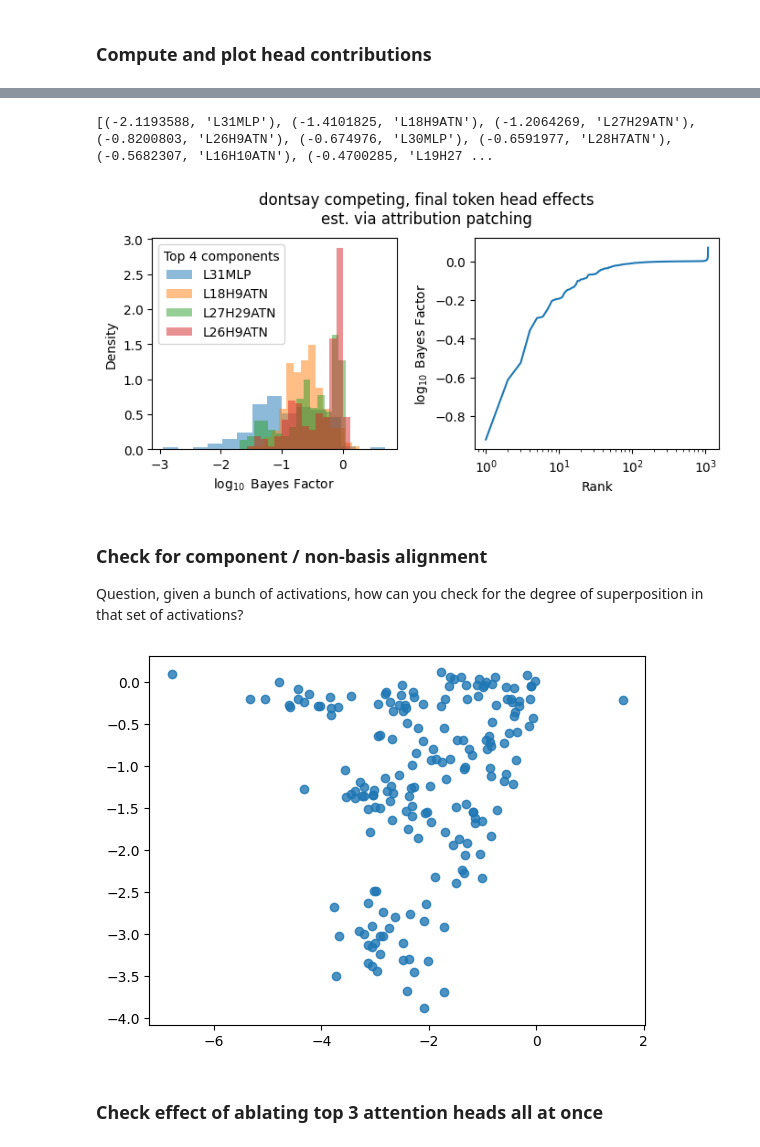
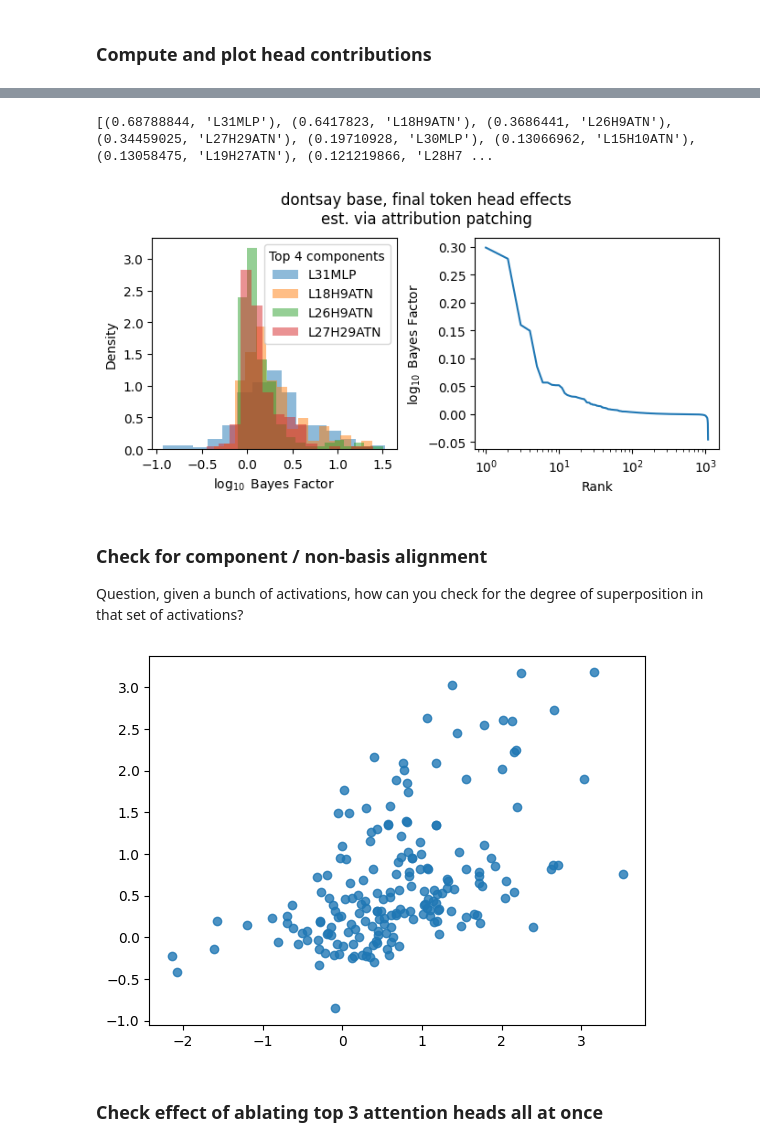
Before and after one commit to ed1d1a8d/prompt-injection-interp, a Jupyter notebook: notebooks/dontsay/dontsay-plots.ipynb, the cells around one changed output, grey strips where cells are left out. Drawn from its saved outputs; the diff is of its cells as text; code cells hidden in the pictures.

Commit message:
Some plot updates

```diff
--- a/notebooks/dontsay/dontsay-plots.ipynb
+++ b/notebooks/dontsay/dontsay-plots.ipynb
@@ -140,16 +140,18 @@ for idx in tqdm(range(len(df))):
         pd_base = prompt_data.PromptData.get_data(prompt_base, tl_model)
         pd_comp = prompt_data.PromptData.get_data(prompt_comp, tl_model)
 
-    ld_comp_base_at = prompt_data.attribution_patch(
-        pd=pd_comp,
+    ld = prompt_data.attribution_patch(
+        # pd=pd_comp,
+        pd=pd_base,
         tl_model=tl_model,
-        ablation_cache=pd_base.cache,
+        # ablation_cache=pd_base.cache,
+        ablation_cache=pd_comp.cache,
         metric=lambda logits: logits[-1]
         .softmax(dim=-1)
         .logit()[pd_base.ml_token],
     )
 
-    neg_log_bf_id, labels = ld_comp_base_at.get_logits_and_labels()
+    neg_log_bf_id, labels = ld.get_logits_and_labels()
     log_bf_id = -neg_log_bf_id
 
     labels = labels
@@ -172,53 +174,57 @@ utils.plot_head_data(
 # %% [output]
 [interactive output not drawn]
 # %%
-log_bf_x_label = sorted(list(zip(log_bf_means, labels)))
+reverse = True
+log_bf_x_label = sorted(list(zip(log_bf_means, labels)), reverse=reverse)
 print(log_bf_x_label[:10])
 
 plt.figure(figsize=(8, 3))
 plt.subplots_adjust(wspace=0.32)
 plt.suptitle(
-    "dontsay competing, final token head effects"
+    "dontsay base, final token head effects"
     + "\n"
     + "est. via attribution patching",
     y=1.05,
 )
 
 plt.subplot(1, 2, 1)
 # plt.hist(log_bf_means / np.log(10), bins=100, density=True)
 for _, label in log_bf_x_label[:4]:
     idx = labels.index(label)
     plt.hist(
         log_bf_ats[:, idx] / np.log(10),
         label=label,
         bins=15,
         density=True,
         alpha=0.5,
     )
 
 plt.xlabel("$\log_{10}$ Bayes Factor")
 plt.ylabel("Density")
 plt.legend(title="Top 4 components")
 
 plt.subplot(1, 2, 2)
-plt.plot(np.arange(len(log_bf_means)) + 1, np.sort(log_bf_means) / np.log(10))
+plt.plot(
+    np.arange(len(log_bf_means)) + 1,
+    np.sort(log_bf_means)[::-1 if reverse else 1] / np.log(10),
+)
 plt.xscale("log")
 plt.xlabel("Rank")
 plt.ylabel("$\log_{10}$ Bayes Factor")
 
 plt.show()
 # %% [output]
-[(-2.1193588, 'L31MLP'), (-1.4101825, 'L18H9ATN'), (-1.2064269, 'L27H29ATN'), (-0.8200803, 'L26H9ATN'), (-0.674976, 'L30MLP'), (-0.6591977, 'L28H7ATN'), (-0.5682307, 'L16H10ATN'), (-0.4700285, 'L19H27 ...
+[(0.68788844, 'L31MLP'), (0.6417823, 'L18H9ATN'), (0.3686441, 'L26H9ATN'), (0.34459025, 'L27H29ATN'), (0.19710928, 'L30MLP'), (0.13066962, 'L15H10ATN'), (0.13058475, 'L19H27ATN'), (0.121219866, 'L28H7 ...
-[figure, old version]
+[figure, new version]
 # %% [markdown]
 ### Check for component / non-basis alignment
 Question, given a bunch of activations,
 how can you check for the degree of superposition in that set of activations?
 # %%
 lab1 = "L31MLP"
-# lab2 = "L18H9ATN"
+lab2 = "L18H9ATN"
 # lab2 = "L26H9ATN"
-lab2 = "L27H29ATN"
+# lab2 = "L27H29ATN"
 
 bfs1 = log_bf_ats[:, labels.index(lab1)]
 bfs2 = log_bf_ats[:, labels.index(lab2)]
@@ -226,7 +232,7 @@ bfs2 = log_bf_ats[:, labels.index(lab2)]
 plt.scatter(bfs1, bfs2, alpha=0.8)
 plt.show()
 # %% [output]
-[figure, old version]
+[figure, new version]
 # %% [markdown]
 ### Check effect of ablating top 3 attention heads all at once
 # %%
```
Also changed, not shown: parts of 2 cells of this notebook.
